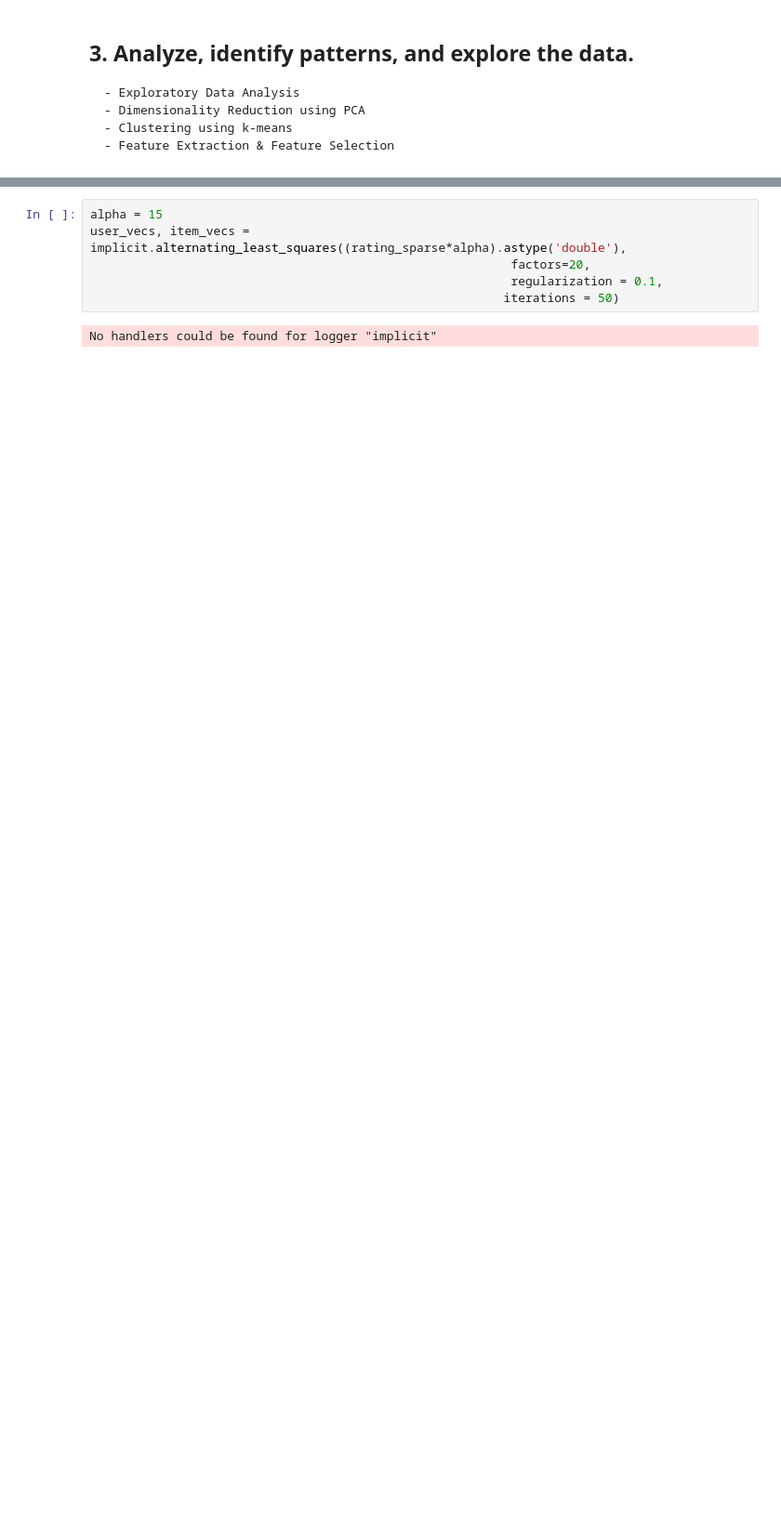
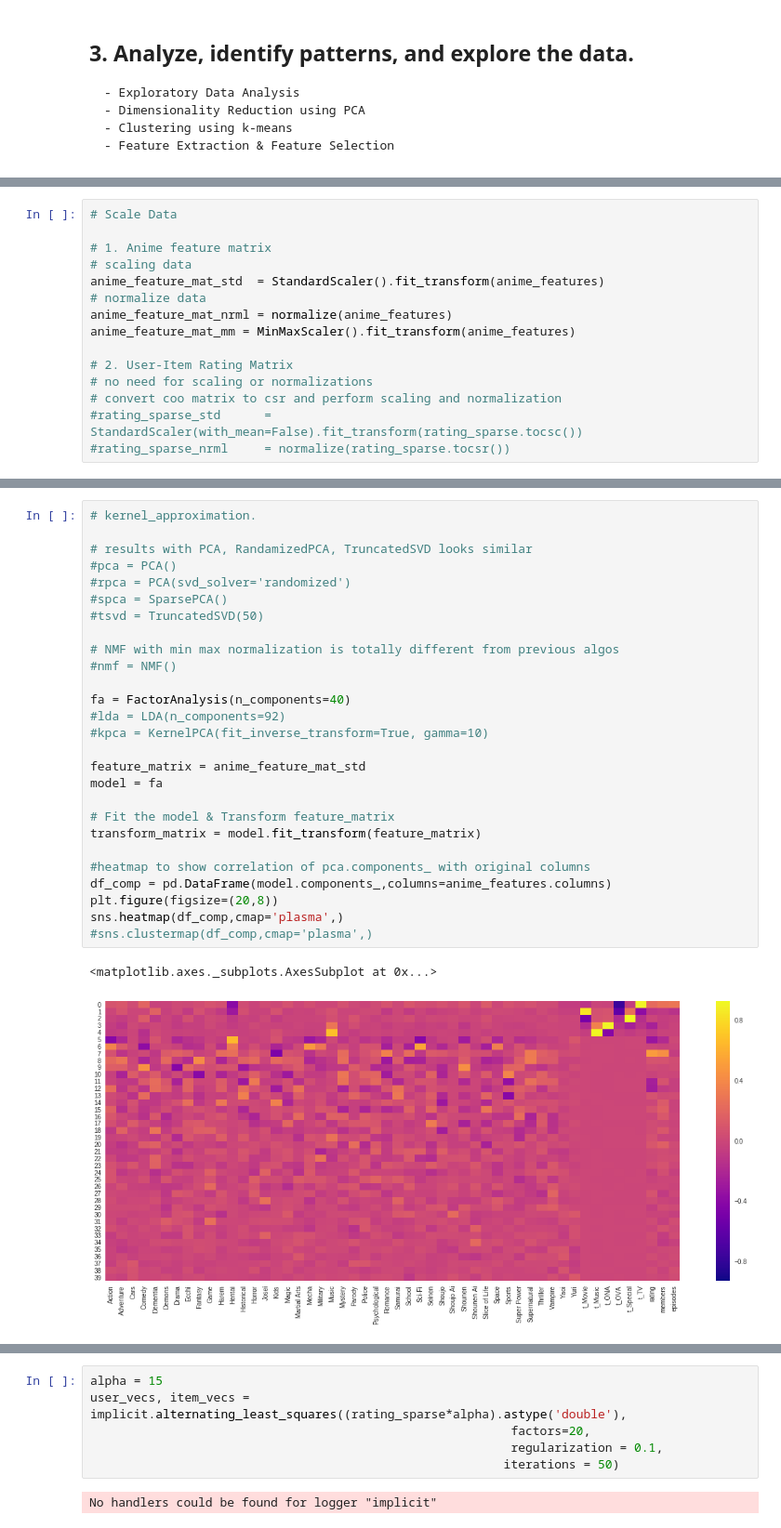
Before and after one commit to faisal-ali472/data-science, a Jupyter notebook: Anime Recommendation System/Anime Recommendation System.ipynb, the cells around one changed output, grey strips where cells are left out. Shown at 93% size. Saved outputs shown, nothing was run; the diff lists cells and outputs as text; blank space fills up the shorter version.

```diff
--- a/Anime Recommendation System/Anime Recommendation System.ipynb
+++ b/Anime Recommendation System/Anime Recommendation System.ipynb
@@ -258,0 +437,15 @@ sparsity
+# %%
+# Scale Data
+
+# 1. Anime feature matrix
+# scaling data
+anime_feature_mat_std  = StandardScaler().fit_transform(anime_features)
+# normalize data
+anime_feature_mat_nrml = normalize(anime_features)
+anime_feature_mat_mm = MinMaxScaler().fit_transform(anime_features)
+
+# 2. User-Item Rating Matrix
+# no need for scaling or normalizations
+# convert coo matrix to csr and perform scaling and normalization
+#rating_sparse_std      = StandardScaler(with_mean=False).fit_transform(rating_sparse.tocsc())
+#rating_sparse_nrml     = normalize(rating_sparse.tocsr())
@@ -258,0 +487,30 @@ sparsity
+# %%
+# kernel_approximation.
+
+# results with PCA, RandamizedPCA, TruncatedSVD looks similar
+#pca = PCA()
+#rpca = PCA(svd_solver='randomized')
+#spca = SparsePCA()
+#tsvd = TruncatedSVD(50)
+
+# NMF with min max normalization is totally different from previous algos
+#nmf = NMF()
+
+fa = FactorAnalysis(n_components=40)
+#lda = LDA(n_components=92)
+#kpca = KernelPCA(fit_inverse_transform=True, gamma=10)
+
+feature_matrix = anime_feature_mat_std
+model = fa
+
+# Fit the model & Transform feature_matrix
+transform_matrix = model.fit_transform(feature_matrix)
+
+#heatmap to show correlation of pca.components_ with original columns
+df_comp = pd.DataFrame(model.components_,columns=anime_features.columns)
+plt.figure(figsize=(20,8))
+sns.heatmap(df_comp,cmap='plasma',)
+#sns.clustermap(df_comp,cmap='plasma',)
+# %% [output]
+<matplotlib.axes._subplots.AxesSubplot at 0x...>
+[figure, added]
```
Also changed, not shown: parts of 60 cells of this notebook.
